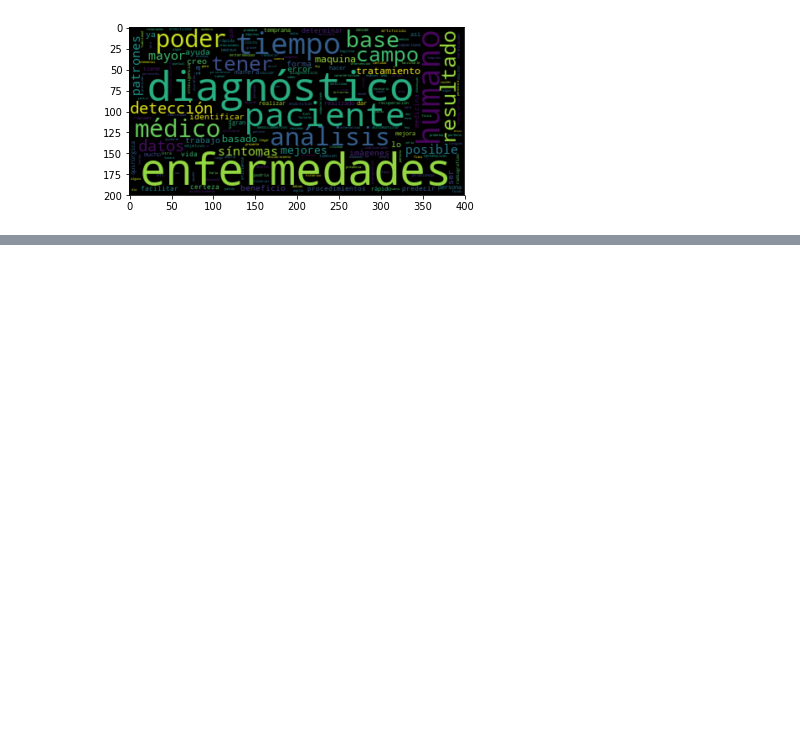
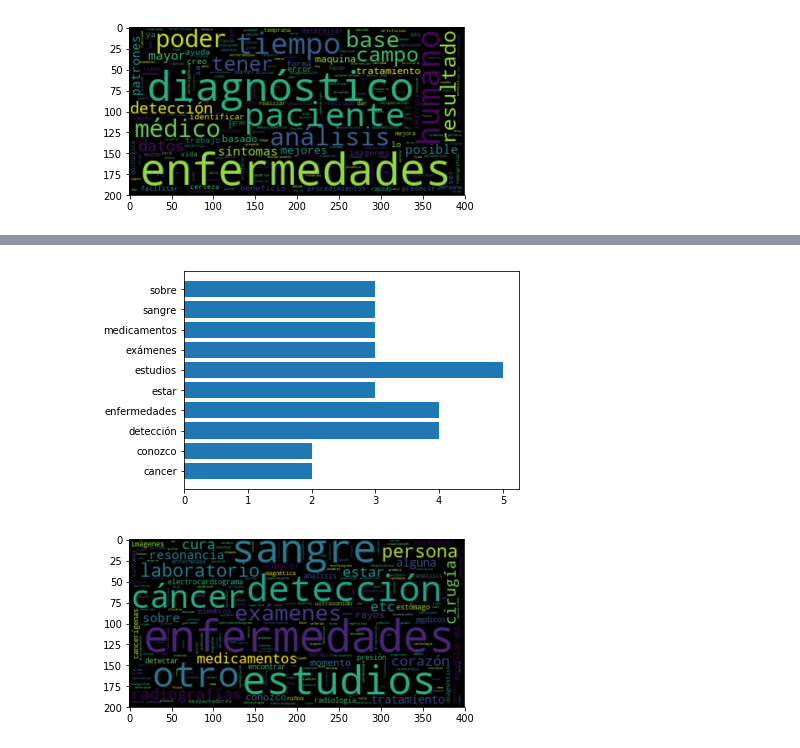
Before and after one commit to llealgt/postgrado_especializacion_investigacion_cientifica, a Jupyter notebook: epistemologia/análisis_resultado_encuesta.ipynb, the cells around one changed output, grey strips where cells are left out. Saved outputs shown, nothing was run; the diff lists cells and outputs as text; code cells hidden in the pictures; blank space fills up the shorter version.

```diff
--- a/epistemologia/análisis_resultado_encuesta.ipynb
+++ b/epistemologia/análisis_resultado_encuesta.ipynb
@@ -69,0 +107,7 @@ resultado = analisis_frecuencia_palabras(pregunta1_corpus)
+# %%
+resultados_pregunta4 = datos_originales["¿Qué otros estudios médicos conoce, en los cuales considera que se pueda aplicar la inteligencia artificial?"]
+pregunta4_corpus = resultados_pregunta4.str.cat(sep=" ")
+resultado = analisis_frecuencia_palabras(pregunta4_corpus)
+# %% [output]
+[figure, added]
+[figure, added]
```
Also changed, not shown: parts of 8 cells of this notebook.
